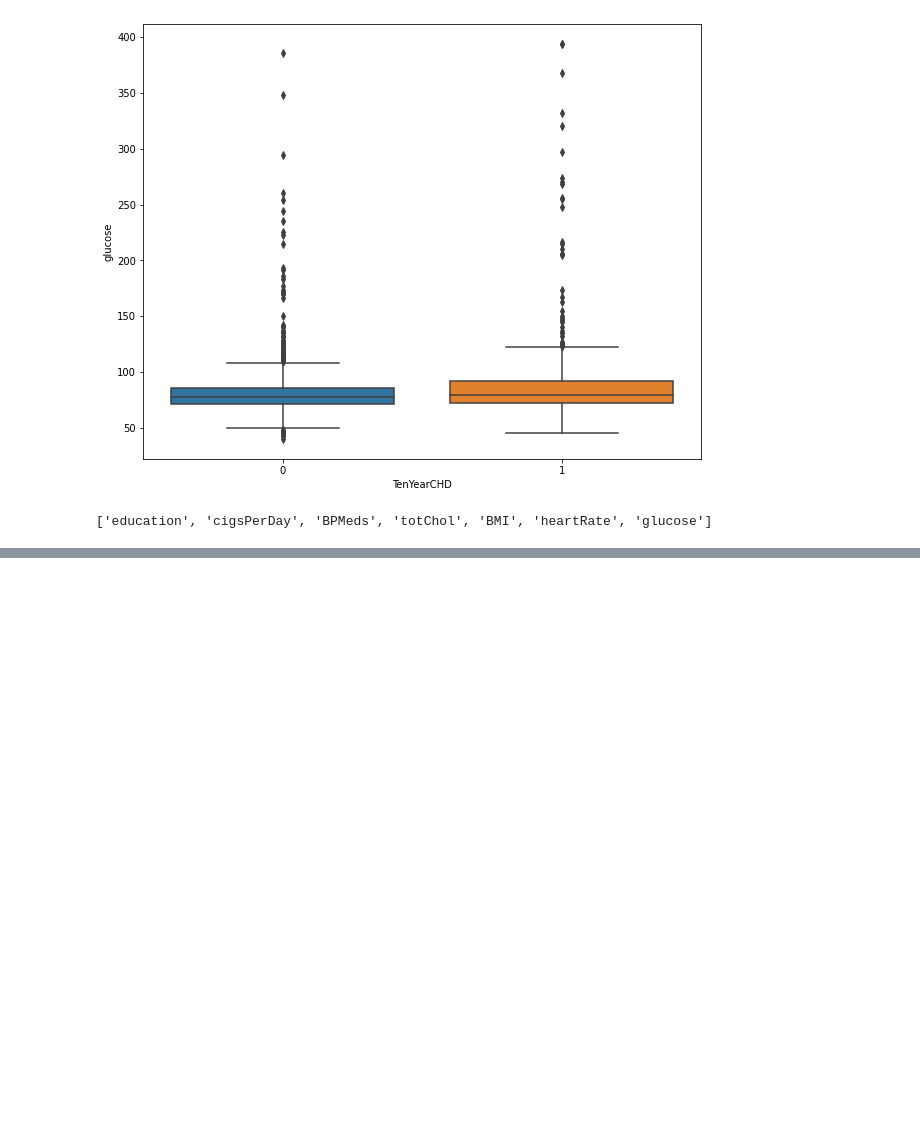
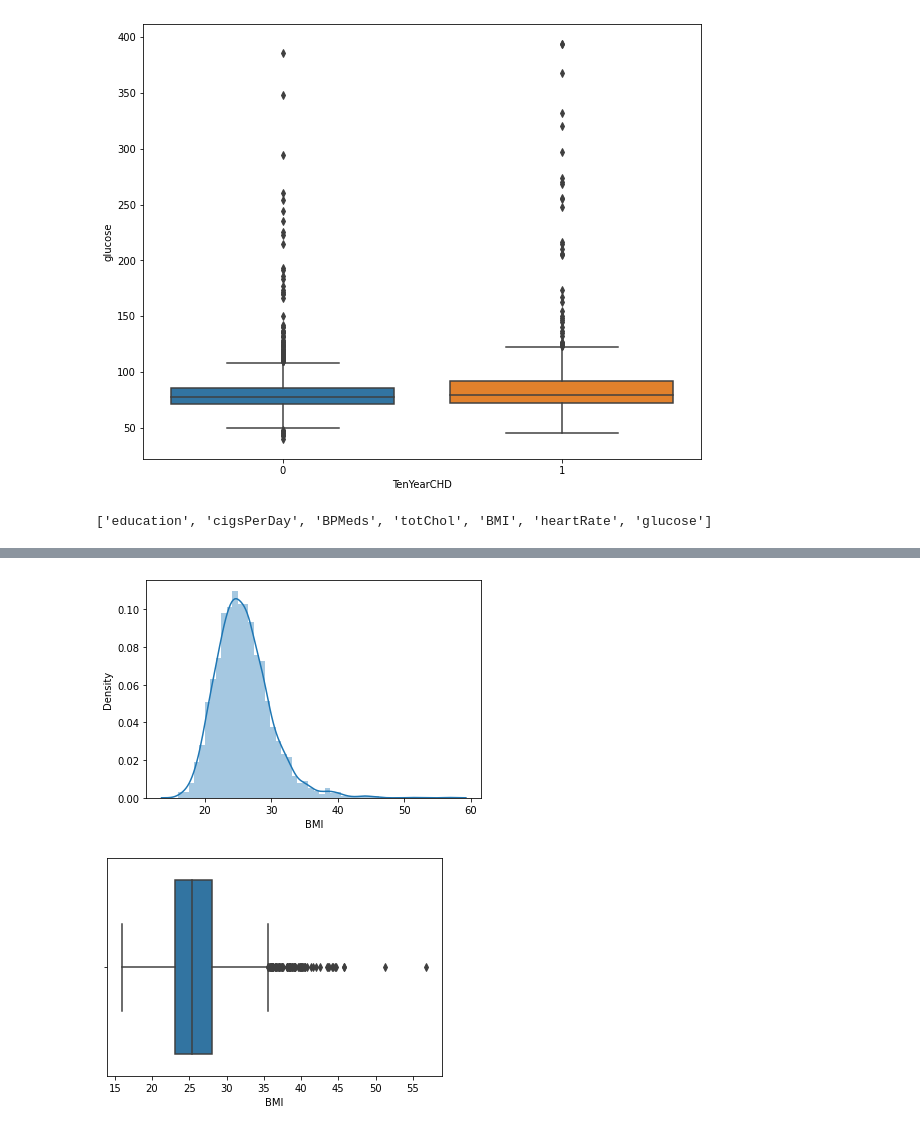
Before and after one commit to Aayushi4925/cardiovasular, a Jupyter notebook: cardiovascular_risk.ipynb, the cells around one changed output, grey strips where cells are left out. Drawn from its saved outputs; the diff is of its cells as text; code cells hidden in the pictures; blank space fills up the shorter version.

```diff
--- a/cardiovascular_risk.ipynb
+++ b/cardiovascular_risk.ipynb
@@ -244,0 +269,5 @@ col_with_null
+# %%
+fornullcol('BMI')
+# %% [output]
+[figure, added]
+[figure, added]
```
Also changed, not shown: parts of 11 cells of this notebook.
